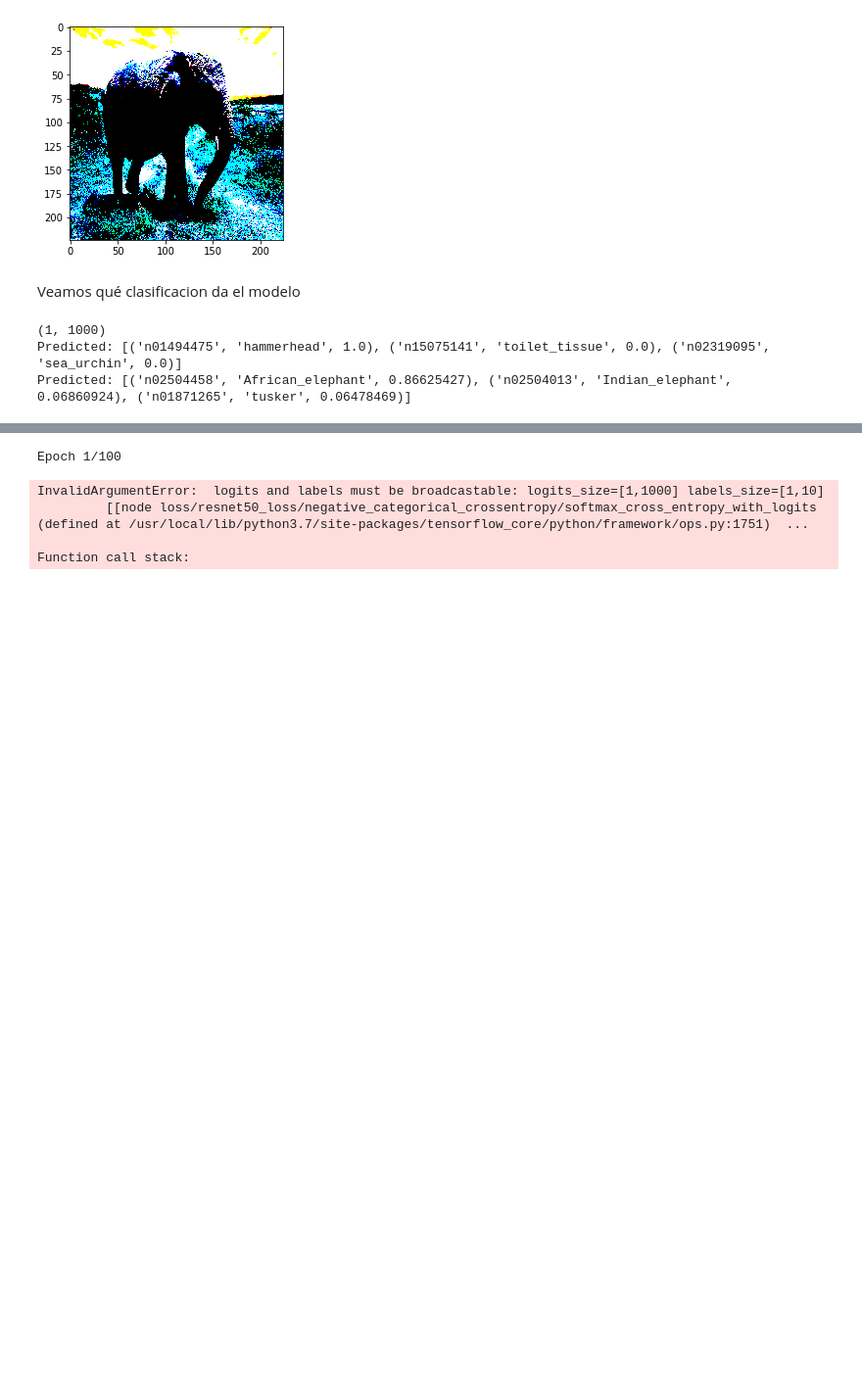
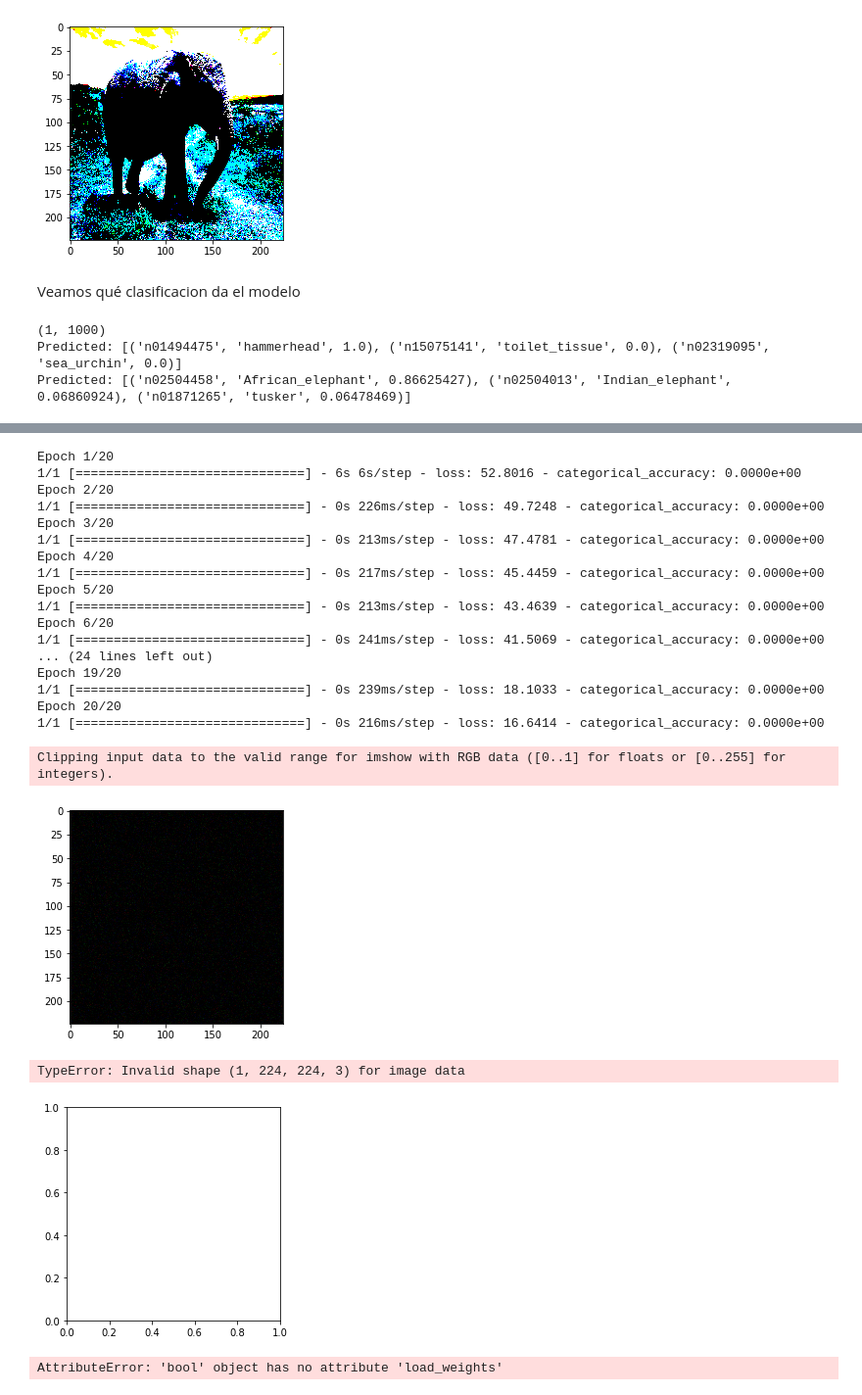
Before and after one commit to andrscyv/am_proyecto_final, a Jupyter notebook: ejemplo_adversarial_resnet.ipynb, the cells around one changed output, grey strips where cells are left out. Shown: that part at 98% size. Drawn from its saved outputs; the diff is of its cells as text; code cells hidden in the pictures; blank space fills up the shorter version.

```diff
--- a/ejemplo_adversarial_resnet.ipynb
+++ b/ejemplo_adversarial_resnet.ipynb
@@ -92,11 +124,18 @@ def clip(x):
 def negative_categorical_crossentropy(yTrue,yPred):
     return 0.0 - K.categorical_crossentropy(yTrue,yPred)
 
+#custom activation to transform image to resnet input format
+def preprocessImg(img):
+    #noisy_img_pre = np.expand_dims(noisy_img, axis=0)
+    #noisy_img_pre = preprocess_input(noisy_img_pre)
+    return preprocess_input(img)
+
 #add custom objects to dictionary
 get_custom_objects().update({'clip': Activation(clip)})
 get_custom_objects().update({'negative_categorical_crossentropy': negative_categorical_crossentropy})
+get_custom_objects().update({'preprocess': preprocessImg})
 
-
+adversarial_model = False
 #function for generating an adversarial example given a base image, adversarial class target, classifier, and regularization type
 def generate_adversary(img,target,model,regularization,loss_function):
 
@@ -115,49 +154,78 @@ def generate_adversary(img,target,model,regularization,loss_function):
     #add noise to image
     net = Add(name='add')([noise,image])
     #clip values to be within 0.0 and 1.0
-    net = Activation('clip',name='clip_values')(net)
+    #net = Activation('clip',name='clip_values')(net)
+
+    #add preprocess activation
+    net = Activation('preprocess',name='pre_values')(net)
 
     #feed adversarial image to trained MNIST classifier
     outputs = model(net)
 
     adversarial_model = Model(inputs=[image,one], outputs=outputs)
     #freeze trained MNIST classifier layers
     adversarial_model.layers[-1].trainable = False
 
     adversarial_model.compile(optimizer='nadam', loss=loss_function, metrics=[categorical_accuracy])
 
     #target adversarial classification
-    target_vector = np.zeros(10)
+    target_vector = np.zeros(1000)
     target_vector[target] = 1.
 
     #callback for saving weights with smallest loss
-    checkpoint = ModelCheckpoint('./adversarial_weights.h5', monitor='loss', verbose=0, save_best_only=True, save_weights_only=True,
+    checkpoint = ModelCheckpoint('./adversarial_weights_resnet.h5', monitor='loss', verbose=0, save_best_only=True, save_weights_only=True,
                                  mode='auto', period=1)
     #train adversarial image
-    adversarial_model.fit(x={'image':img,'unity':np.ones(shape=(1,1))},y=target_vector.reshape(1,-1),epochs=100,verbose=1,
+    adversarial_model.fit(x={'image':img,'unity':np.ones(shape=(1,1))},y=target_vector.reshape(1,-1),epochs=20,verbose=1,
                          callbacks=[checkpoint])
     #restore best weights
-    adversarial_model.load_weights('./adversarial_weights.h5')
+    adversarial_model.load_weights('./adversarial_weights_resnet.h5')
 
     #quantize adversarial noise
     quantized_weights = np.round(adversarial_model.get_weights()[0].reshape((224,224,3)) * 255.) / 255.
-
+    weights = adversarial_model.get_weights()[0].reshape((224,224,3))
     #add trained weights to original image and clip values to produce adversarial image
-    adversarial_img = np.clip(img.reshape((224,224,3)) + quantized_weights, 0., 1.)
+    plotImage(weights)
+    #adversarial_img = np.clip(img.reshape((224,224,3)) + quantized_weights, 0., 1.)
+    adversarial_img = img + weights
 
     #display adversarial image
     plt.imshow(adversarial_img,vmin=0., vmax=1.)
     plt.show()
     #classify adversarial image
     #adversarial_prediction = mnist_model.predict(adversarial_img.reshape((1,28,28,1)))
     #print(adversarial_prediction)
+    adversarial_img = np.expand_dims(adversarial_img, axis=0)
+    adversarial_img = preprocess_input(adversarial_img)
+    model.predict(adversarial_img)
 
     return adversarial_img
 
-generate_adversary(img,5,model,l1(0.01),'negative_categorical_crossentropy')
+generate_adversary(x_not_pre,5,model,l1(0.01),'negative_categorical_crossentropy')
 # %% [output]
-Epoch 1/100
+Epoch 1/20
+1/1 [==============================] - 6s 6s/step - loss: 52.8016 - categorical_accuracy: 0.0000e+00
+Epoch 2/20
+1/1 [==============================] - 0s 226ms/step - loss: 49.7248 - categorical_accuracy: 0.0000e+00
+Epoch 3/20
+1/1 [==============================] - 0s 213ms/step - loss: 47.4781 - categorical_accuracy: 0.0000e+00
+Epoch 4/20
+1/1 [==============================] - 0s 217ms/step - loss: 45.4459 - categorical_accuracy: 0.0000e+00
+Epoch 5/20
+1/1 [==============================] - 0s 213ms/step - loss: 43.4639 - categorical_accuracy: 0.0000e+00
+Epoch 6/20
+1/1 [==============================] - 0s 241ms/step - loss: 41.5069 - categorical_accuracy: 0.0000e+00
+... (24 lines left out)
+Epoch 19/20
+1/1 [==============================] - 0s 239ms/step - loss: 18.1033 - categorical_accuracy: 0.0000e+00
+Epoch 20/20
+1/1 [==============================] - 0s 216ms/step - loss: 16.6414 - categorical_accuracy: 0.0000e+00
-InvalidArgumentError:  logits and labels must be broadcastable: logits_size=[1,1000] labels_size=[1,10]
-         [[node loss/resnet50_loss/negative_categorical_crossentropy/softmax_cross_entropy_with_logits (defined at /usr/local/lib/python3.7/site-packages/tensorflow_core/python/framework/ops.py:1751)  ...
-
-Function call stack:
+Clipping input data to the valid range for imshow with RGB data ([0..1] for floats or [0..255] for integers).
+[figure, added]
+TypeError: Invalid shape (1, 224, 224, 3) for image data
+[figure, added]
+# %%
+#restore best weights
+adversarial_model.load_weights('./adversarial_weights_resnet.h5')
+# %% [output]
+AttributeError: 'bool' object has no attribute 'load_weights'
```
Also changed, not shown: parts of 2 cells of this notebook, 1 other file.
